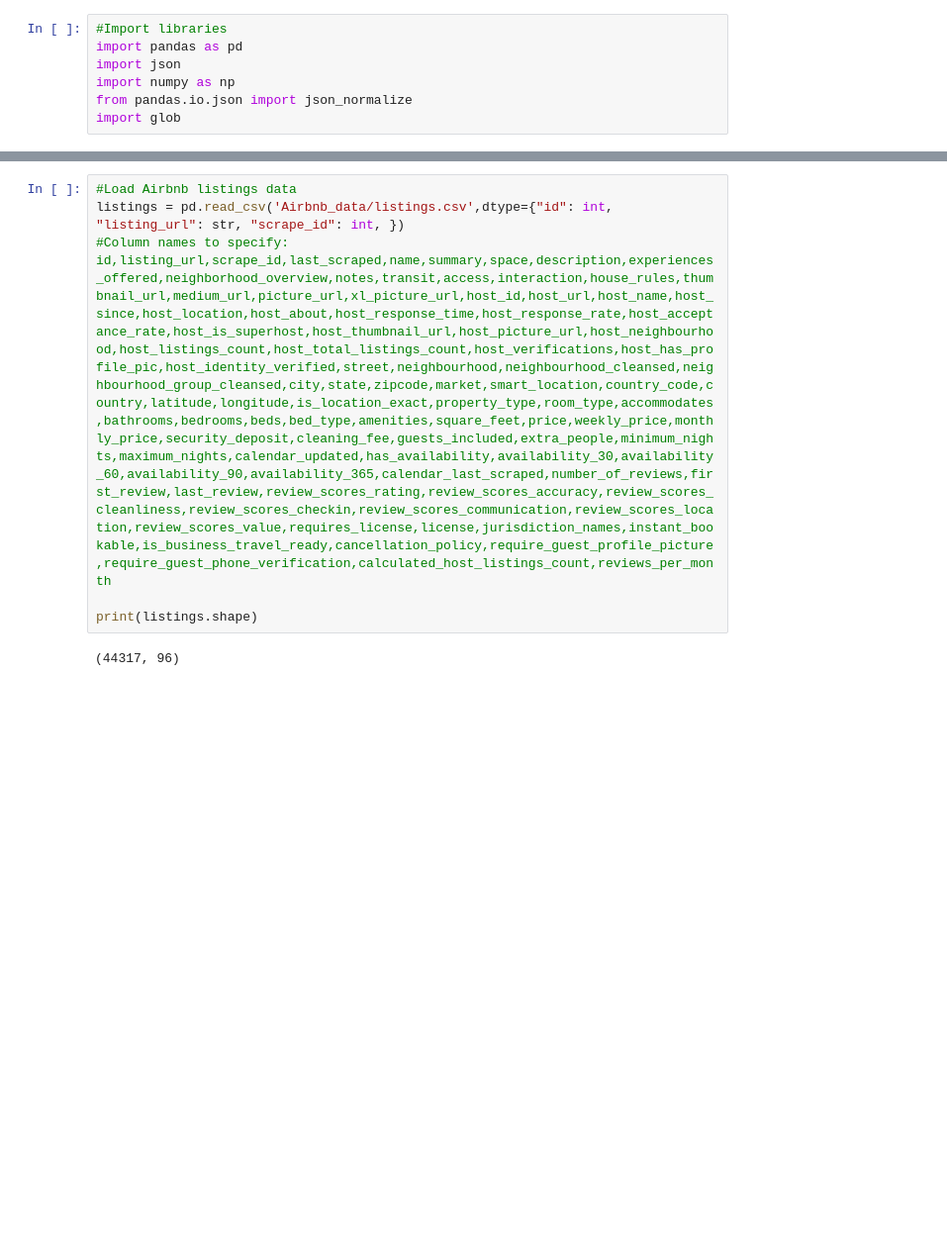
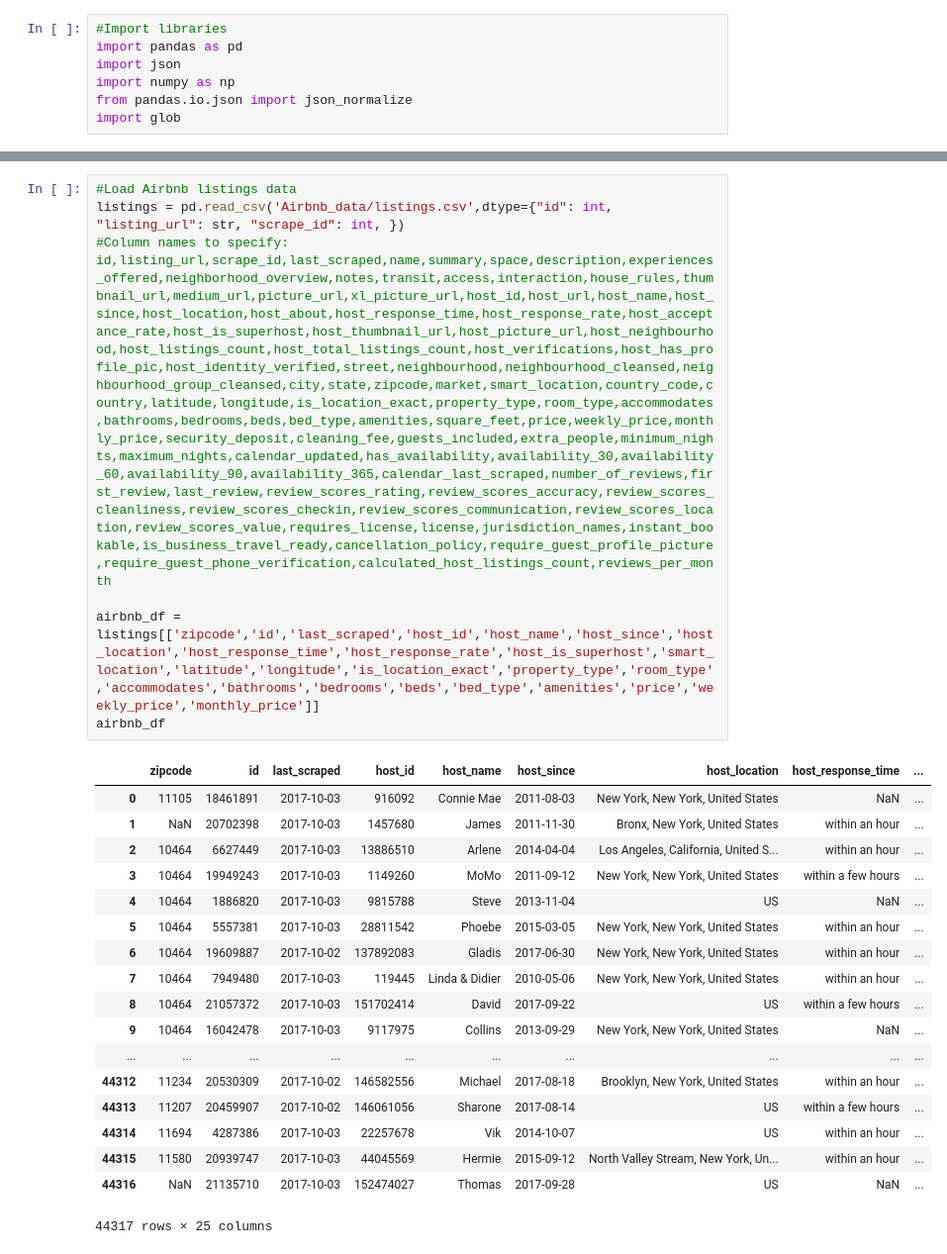
Before and after one commit to csignature/springboard-projects, a Jupyter notebook: Capstone_01/airbnb-capstone.ipynb, the cells around one changed output, grey strips where cells are left out. Shown: that part at 99% size. Cells and saved outputs as stored; diff of their text form; blank space fills up the shorter version.

Commit message:
cap dataframes update

```diff
--- a/Capstone_01/airbnb-capstone.ipynb
+++ b/Capstone_01/airbnb-capstone.ipynb
@@ -46,8 +90,26 @@ transform                                                  None
 # %%
 #Load Airbnb listings data
 listings = pd.read_csv('Airbnb_data/listings.csv',dtype={"id": int, "listing_url": str, "scrape_id": int, })
 #Column names to specify: id,listing_url,scrape_id,last_scraped,name,summary,space,description,experiences_offered,neighborhood_overview,notes,transit,access,interaction,house_rules,thumbnail_url,medium_url,picture_url,xl_picture_url,host_id,host_url,host_name,host_since,host_location,host_about,host_response_time,host_response_rate,host_acceptance_rate,host_is_superhost,host_thumbnail_url,host_picture_url,host_neighbourhood,host_listings_count,host_total_listings_count,host_verifications,host_has_profile_pic,host_identity_verified,street,neighbourhood,neighbourhood_cleansed,neighbourhood_group_cleansed,city,state,zipcode,market,smart_location,country_code,country,latitude,longitude,is_location_exact,property_type,room_type,accommodates,bathrooms,bedrooms,beds,bed_type,amenities,square_feet,price,weekly_price,monthly_price,security_deposit,cleaning_fee,guests_included,extra_people,minimum_nights,maximum_nights,calendar_updated,has_availability,availability_30,availability_60,availability_90,availability_365,calendar_last_scraped,number_of_reviews,first_review,last_review,review_scores_rating,review_scores_accuracy,review_scores_cleanliness,review_scores_checkin,review_scores_communication,review_scores_location,review_scores_value,requires_license,license,jurisdiction_names,instant_bookable,is_business_travel_ready,cancellation_policy,require_guest_profile_picture,require_guest_phone_verification,calculated_host_listings_count,reviews_per_month
 
-print(listings.shape)
+airbnb_df = listings[['zipcode','id','last_scraped','host_id','host_name','host_since','host_location','host_response_time','host_response_rate','host_is_superhost','smart_location','latitude','longitude','is_location_exact','property_type','room_type','accommodates','bathrooms','bedrooms','beds','bed_type','amenities','price','weekly_price','monthly_price']]
+airbnb_df
 # %% [output]
+|  | zipcode | id | last_scraped | host_id | host_name | host_since | host_location | host_response_time | ... |
+| 0 | 11105 | 18461891 | 2017-10-03 | 916092 | Connie Mae | 2011-08-03 | New York, New York, United States | NaN | ... |
+| 1 | NaN | 20702398 | 2017-10-03 | 1457680 | James | 2011-11-30 | Bronx, New York, United States | within an hour | ... |
+| 2 | 10464 | 6627449 | 2017-10-03 | 13886510 | Arlene | 2014-04-04 | Los Angeles, California, United S... | within an hour | ... |
+| 3 | 10464 | 19949243 | 2017-10-03 | 1149260 | MoMo | 2011-09-12 | New York, New York, United States | within a few hours | ... |
+| 4 | 10464 | 1886820 | 2017-10-03 | 9815788 | Steve | 2013-11-04 | US | NaN | ... |
+| 5 | 10464 | 5557381 | 2017-10-03 | 28811542 | Phoebe | 2015-03-05 | New York, New York, United States | within an hour | ... |
+| 6 | 10464 | 19609887 | 2017-10-02 | 137892083 | Gladis | 2017-06-30 | New York, New York, United States | within an hour | ... |
+| 7 | 10464 | 7949480 | 2017-10-03 | 119445 | Linda & Didier | 2010-05-06 | New York, New York, United States | within an hour | ... |
+| 8 | 10464 | 21057372 | 2017-10-03 | 151702414 | David | 2017-09-22 | US | within a few hours | ... |
+| 9 | 10464 | 16042478 | 2017-10-03 | 9117975 | Collins | 2013-09-29 | New York, New York, United States | NaN | ... |
+| ... | ... | ... | ... | ... | ... | ... | ... | ... | ... |
+| 44312 | 11234 | 20530309 | 2017-10-02 | 146582556 | Michael | 2017-08-18 | Brooklyn, New York, United States | within an hour | ... |
+| 44313 | 11207 | 20459907 | 2017-10-02 | 146061056 | Sharone | 2017-08-14 | US | within a few hours | ... |
+| 44314 | 11694 | 4287386 | 2017-10-03 | 22257678 | Vik | 2014-10-07 | US | within an hour | ... |
+| 44315 | 11580 | 20939747 | 2017-10-03 | 44045569 | Hermie | 2015-09-12 | North Valley Stream, New York, Un... | within an hour | ... |
+| 44316 | NaN | 21135710 | 2017-10-03 | 152474027 | Thomas | 2017-09-28 | US | NaN | ... |
-(44317, 96)
+44317 rows × 25 columns
```
Also changed, not shown: parts of 3 cells of this notebook.
